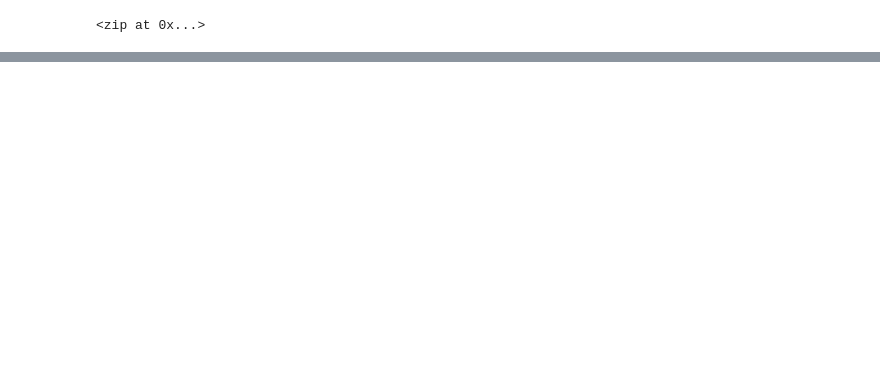
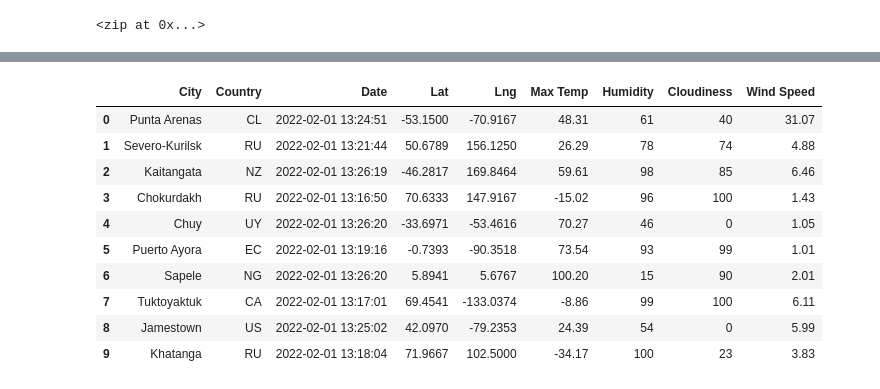
Before and after one commit to eldarias/World_Weather_Analysis, a Jupyter notebook: WeatherPy.ipynb, the cells around one changed output, grey strips where cells are left out. Drawn from its saved outputs; the diff is of its cells as text; code cells hidden in the pictures; blank space fills up the shorter version.

```diff
--- a/WeatherPy.ipynb
+++ b/WeatherPy.ipynb
@@ -51,0 +171,4 @@ len(cities)
+# %%
+# Reorder columns in the dataframe:
+new_column_order = ["City","Country","Date","Lat","Lng","Max Temp","Humidity","Cloudiness","Wind Speed"]
+city_data_df = city_data_df[new_column_order]
@@ -51,0 +181,14 @@ len(cities)
+# %%
+city_data_df.head(10)
+# %% [output]
+|  | City | Country | Date | Lat | Lng | Max Temp | Humidity | Cloudiness | Wind Speed |
+| 0 | Punta Arenas | CL | 2022-02-01 13:24:51 | -53.1500 | -70.9167 | 48.31 | 61 | 40 | 31.07 |
+| 1 | Severo-Kurilsk | RU | 2022-02-01 13:21:44 | 50.6789 | 156.1250 | 26.29 | 78 | 74 | 4.88 |
+| 2 | Kaitangata | NZ | 2022-02-01 13:26:19 | -46.2817 | 169.8464 | 59.61 | 98 | 85 | 6.46 |
+| 3 | Chokurdakh | RU | 2022-02-01 13:16:50 | 70.6333 | 147.9167 | -15.02 | 96 | 100 | 1.43 |
+| 4 | Chuy | UY | 2022-02-01 13:26:20 | -33.6971 | -53.4616 | 70.27 | 46 | 0 | 1.05 |
+| 5 | Puerto Ayora | EC | 2022-02-01 13:19:16 | -0.7393 | -90.3518 | 73.54 | 93 | 99 | 1.01 |
+| 6 | Sapele | NG | 2022-02-01 13:26:20 | 5.8941 | 5.6767 | 100.20 | 15 | 90 | 2.01 |
+| 7 | Tuktoyaktuk | CA | 2022-02-01 13:17:01 | 69.4541 | -133.0374 | -8.86 | 99 | 100 | 6.11 |
+| 8 | Jamestown | US | 2022-02-01 13:25:02 | 42.0970 | -79.2353 | 24.39 | 54 | 0 | 5.99 |
+| 9 | Khatanga | RU | 2022-02-01 13:18:04 | 71.9667 | 102.5000 | -34.17 | 100 | 23 | 3.83 |
```
Also changed, not shown: parts of 9 cells of this notebook, 3 other files.
